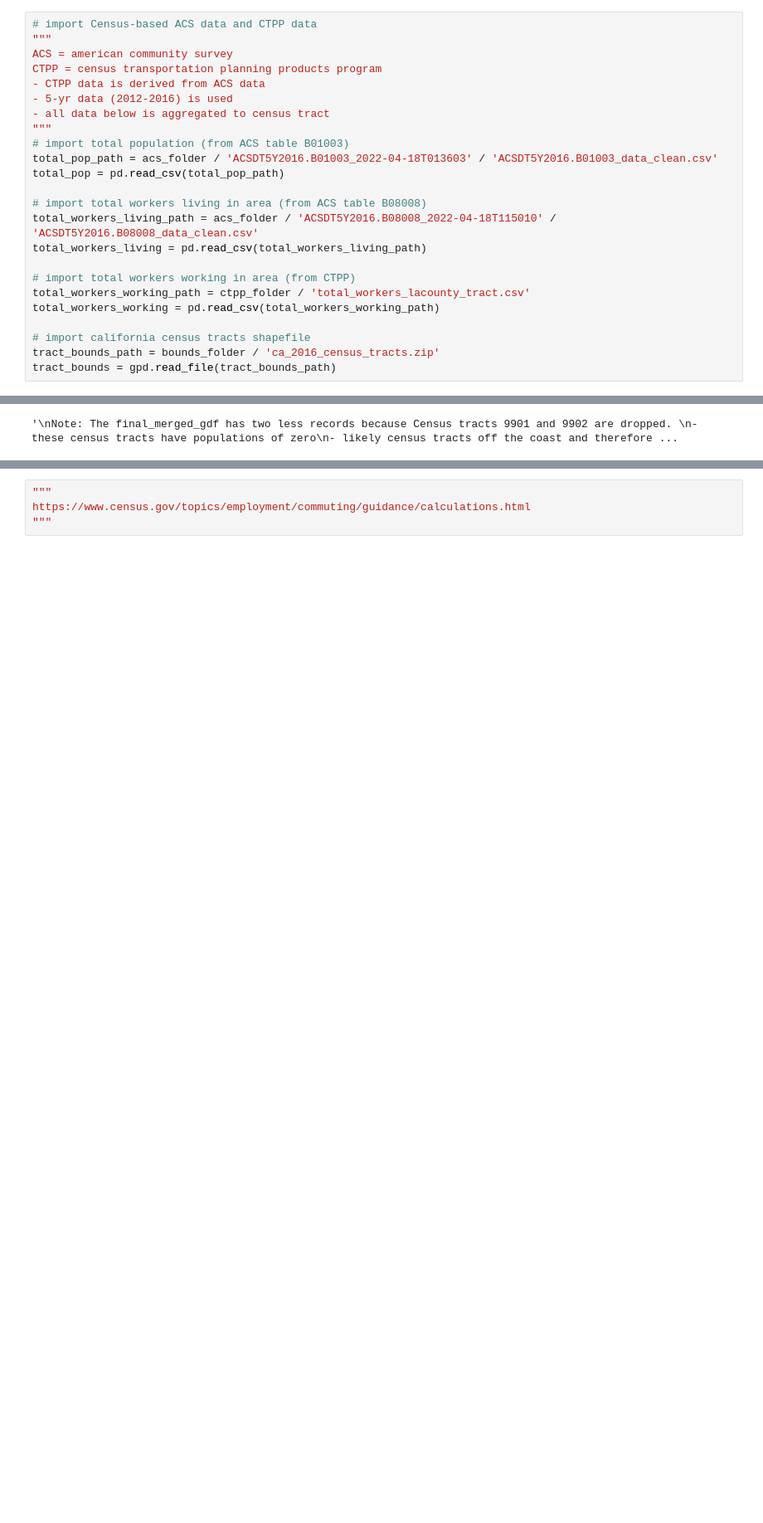
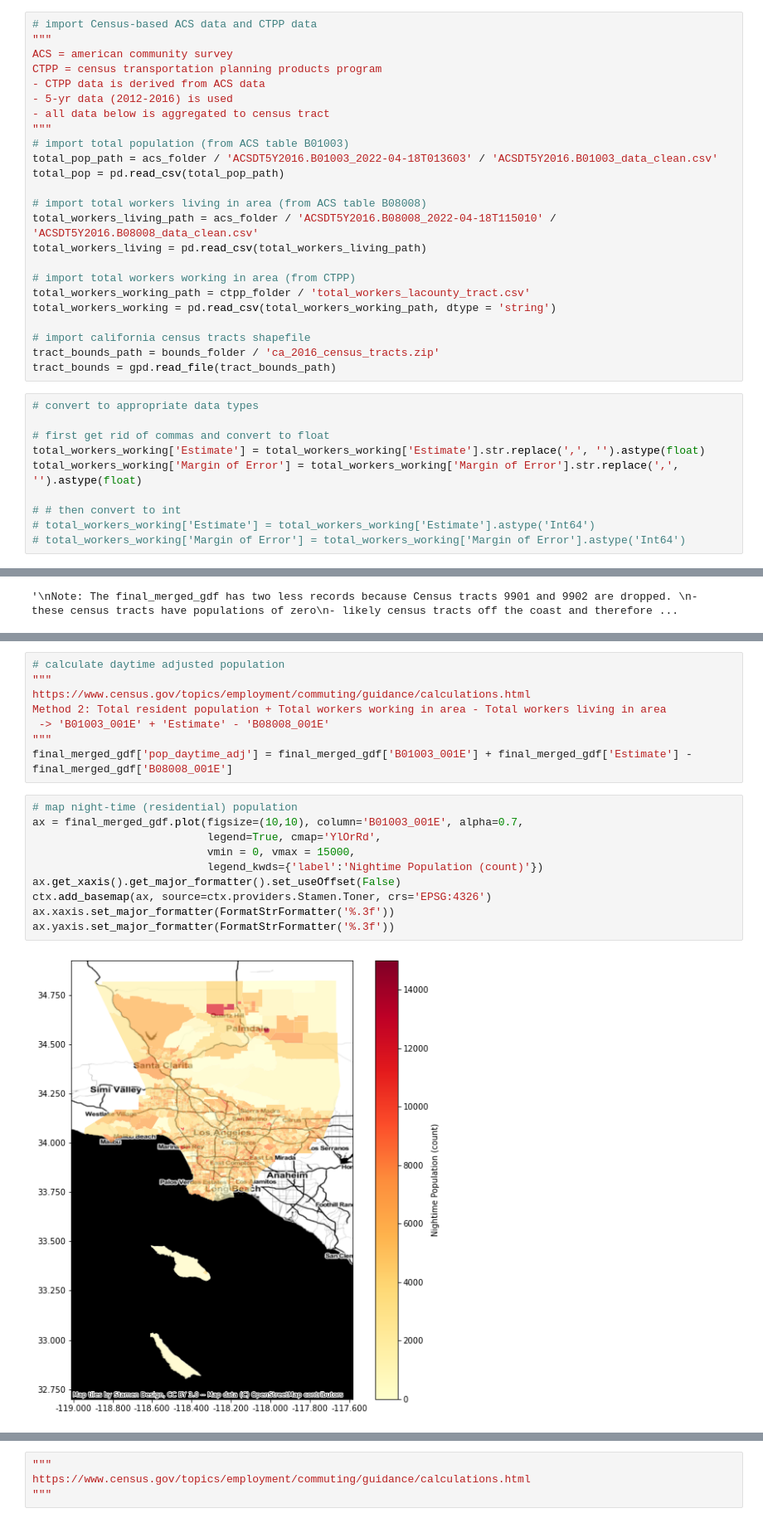
Before and after one commit to josephko91/anthropogenic-heat-la, a Jupyter notebook: metabolism.ipynb, the cells around one changed output, grey strips where cells are left out. Shown at 83% size. Drawn from its saved outputs; the diff is of its cells as text; blank space fills up the shorter version.

Commit message:
calculate daytime pop

```diff
--- a/metabolism.ipynb
+++ b/metabolism.ipynb
@@ -46,11 +46,21 @@ total_workers_living = pd.read_csv(total_workers_living_path)
 
 # import total workers working in area (from CTPP)
 total_workers_working_path = ctpp_folder / 'total_workers_lacounty_tract.csv'
-total_workers_working = pd.read_csv(total_workers_working_path)
+total_workers_working = pd.read_csv(total_workers_working_path, dtype = 'string')
 
 # import california census tracts shapefile
 tract_bounds_path = bounds_folder / 'ca_2016_census_tracts.zip'
 tract_bounds = gpd.read_file(tract_bounds_path)
+# %%
+# convert to appropriate data types
+
+# first get rid of commas and convert to float
+total_workers_working['Estimate'] = total_workers_working['Estimate'].str.replace(',', '').astype(float)
+total_workers_working['Margin of Error'] = total_workers_working['Margin of Error'].str.replace(',', '').astype(float)
+
+# # then convert to int
+# total_workers_working['Estimate'] = total_workers_working['Estimate'].astype('Int64')
+# total_workers_working['Margin of Error'] = total_workers_working['Margin of Error'].astype('Int64')
 # %%
 # rename columns of dataframes for further merging
 total_workers_working.rename(columns={'WORKPLACE':'NAME'}, inplace=True)
@@ -80,0 +111,20 @@ Note: The final_merged_gdf has two less records because Census tracts 9901 and 9
+# %%
+# calculate daytime adjusted population
+"""
+https://www.census.gov/topics/employment/commuting/guidance/calculations.html
+Method 2: Total resident population + Total workers working in area - Total workers living in area
+ -> 'B01003_001E' + 'Estimate' - 'B08008_001E'
+"""
+final_merged_gdf['pop_daytime_adj'] = final_merged_gdf['B01003_001E'] + final_merged_gdf['Estimate'] - final_merged_gdf['B08008_001E']
+# %%
+# map night-time (residential) population
+ax = final_merged_gdf.plot(figsize=(10,10), column='B01003_001E', alpha=0.7,
+                           legend=True, cmap='YlOrRd',
+                           vmin = 0, vmax = 15000,
+                           legend_kwds={'label':'Nightime Population (count)'})
+ax.get_xaxis().get_major_formatter().set_useOffset(False)
+ctx.add_basemap(ax, source=ctx.providers.Stamen.Toner, crs='EPSG:4326')
+ax.xaxis.set_major_formatter(FormatStrFormatter('%.3f'))
+ax.yaxis.set_major_formatter(FormatStrFormatter('%.3f'))
+# %% [output]
+[figure, added]
```
Also changed, not shown: parts of 2 cells of this notebook, 1 other file.
